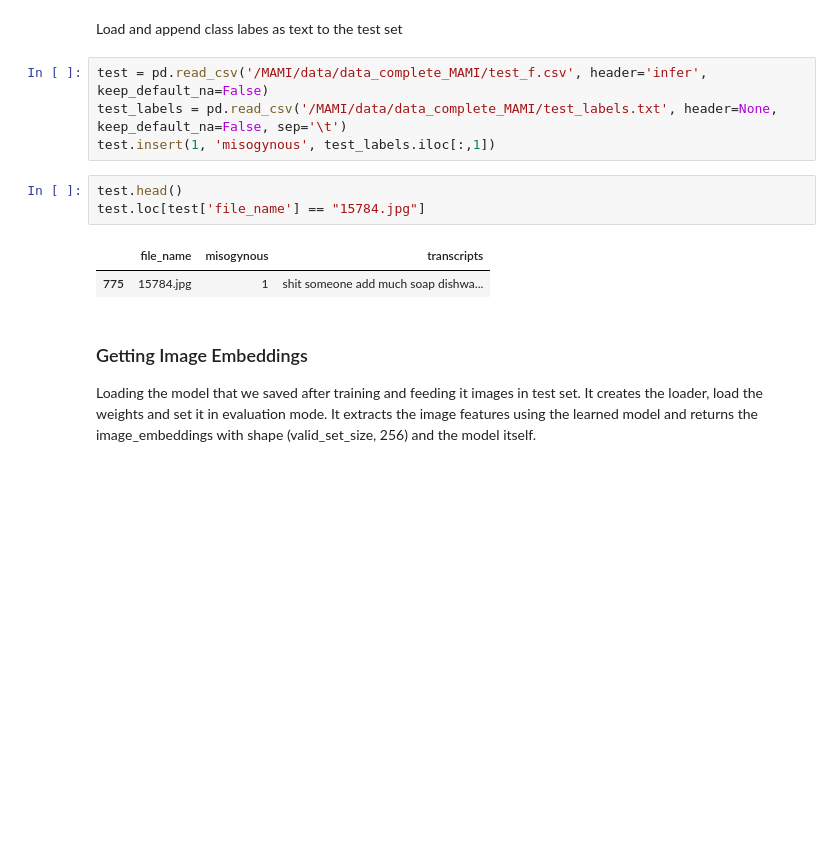
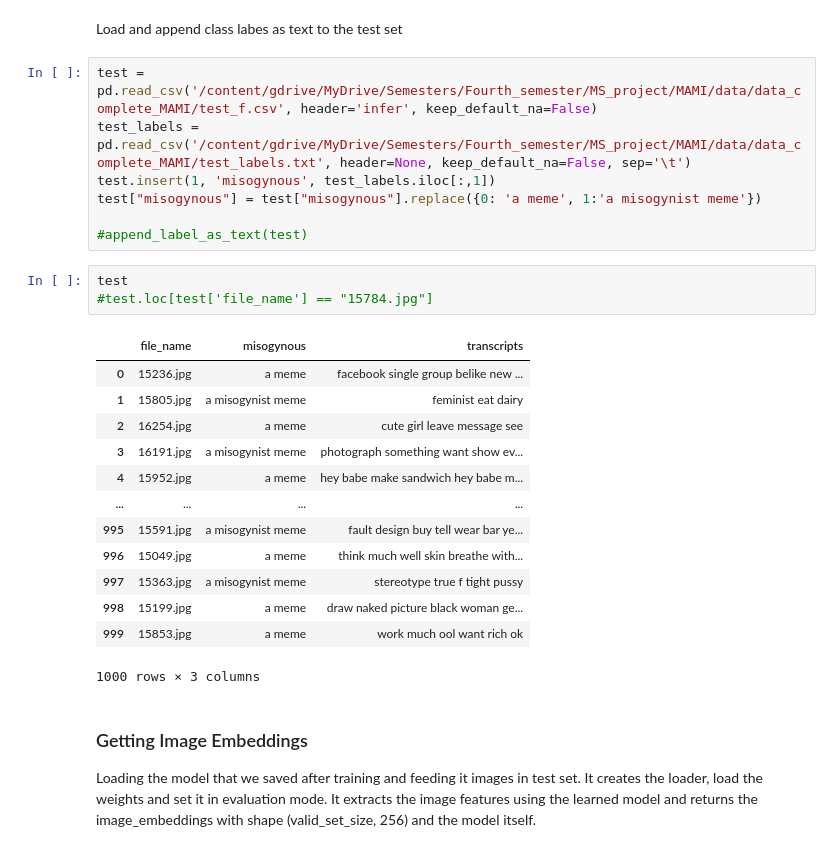
Before and after one commit to charicf/MAMI-CLIP, a Jupyter notebook: MAMI_proj_notebooks/MAMI_class.ipynb, the cells around one changed output. Drawn from its saved outputs; the diff is of its cells as text; blank space fills up the shorter version.

```diff
--- a/MAMI_proj_notebooks/MAMI_class.ipynb
+++ b/MAMI_proj_notebooks/MAMI_class.ipynb
@@ -811,15 +966,29 @@ main(dir_path, 1, 1, 0, 0, 1)
 # %% [markdown]
 Load and append class labes as text to the test set
 # %%
-test = pd.read_csv('/MAMI/data/data_complete_MAMI/test_f.csv', header='infer', keep_default_na=False)
-test_labels = pd.read_csv('/MAMI/data/data_complete_MAMI/test_labels.txt', header=None, keep_default_na=False, sep='\t')
+test = pd.read_csv('/content/gdrive/MyDrive/Semesters/Fourth_semester/MS_project/MAMI/data/data_complete_MAMI/test_f.csv', header='infer', keep_default_na=False)
+test_labels = pd.read_csv('/content/gdrive/MyDrive/Semesters/Fourth_semester/MS_project/MAMI/data/data_complete_MAMI/test_labels.txt', header=None, keep_default_na=False, sep='\t')
 test.insert(1, 'misogynous', test_labels.iloc[:,1])
+test["misogynous"] = test["misogynous"].replace({0: 'a meme', 1:'a misogynist meme'})
+
+#append_label_as_text(test)
 # %%
-test.head()
-test.loc[test['file_name'] == "15784.jpg"]
+test
+#test.loc[test['file_name'] == "15784.jpg"]
 # %% [output]
 |  | file_name | misogynous | transcripts |
-| 775 | 15784.jpg | 1 | shit someone add much soap dishwa... |
+| 0 | 15236.jpg | a meme | facebook single group belike new ... |
+| 1 | 15805.jpg | a misogynist meme | feminist eat dairy |
+| 2 | 16254.jpg | a meme | cute girl leave message see |
+| 3 | 16191.jpg | a misogynist meme | photograph something want show ev... |
+| 4 | 15952.jpg | a meme | hey babe make sandwich hey babe m... |
+| ... | ... | ... | ... |
+| 995 | 15591.jpg | a misogynist meme | fault design buy tell wear bar ye... |
+| 996 | 15049.jpg | a meme | think much well skin breathe with... |
+| 997 | 15363.jpg | a misogynist meme | stereotype true f tight pussy |
+| 998 | 15199.jpg | a meme | draw naked picture black woman ge... |
+| 999 | 15853.jpg | a meme | work much ool want rich ok |
+1000 rows × 3 columns
 # %% [markdown]
 ### Getting Image Embeddings
 Loading the model that we saved after training and feeding it images in test set. It creates the loader, load the weights and set it in evaluation mode. It extracts the image features using the learned model and returns the image_embeddings with shape (valid_set_size, 256) and the model itself.
```
Also changed, not shown: parts of 27 cells of this notebook, 1 other file.
